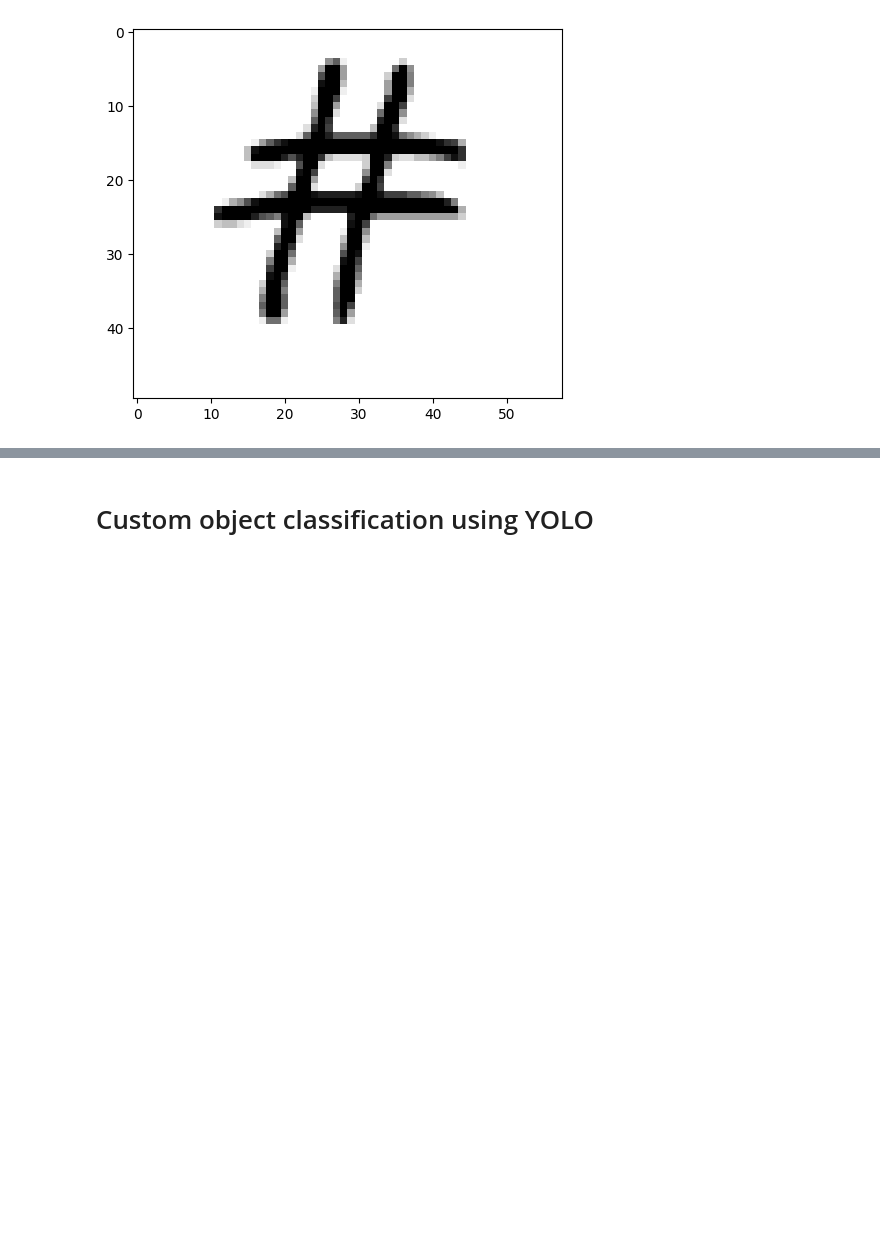
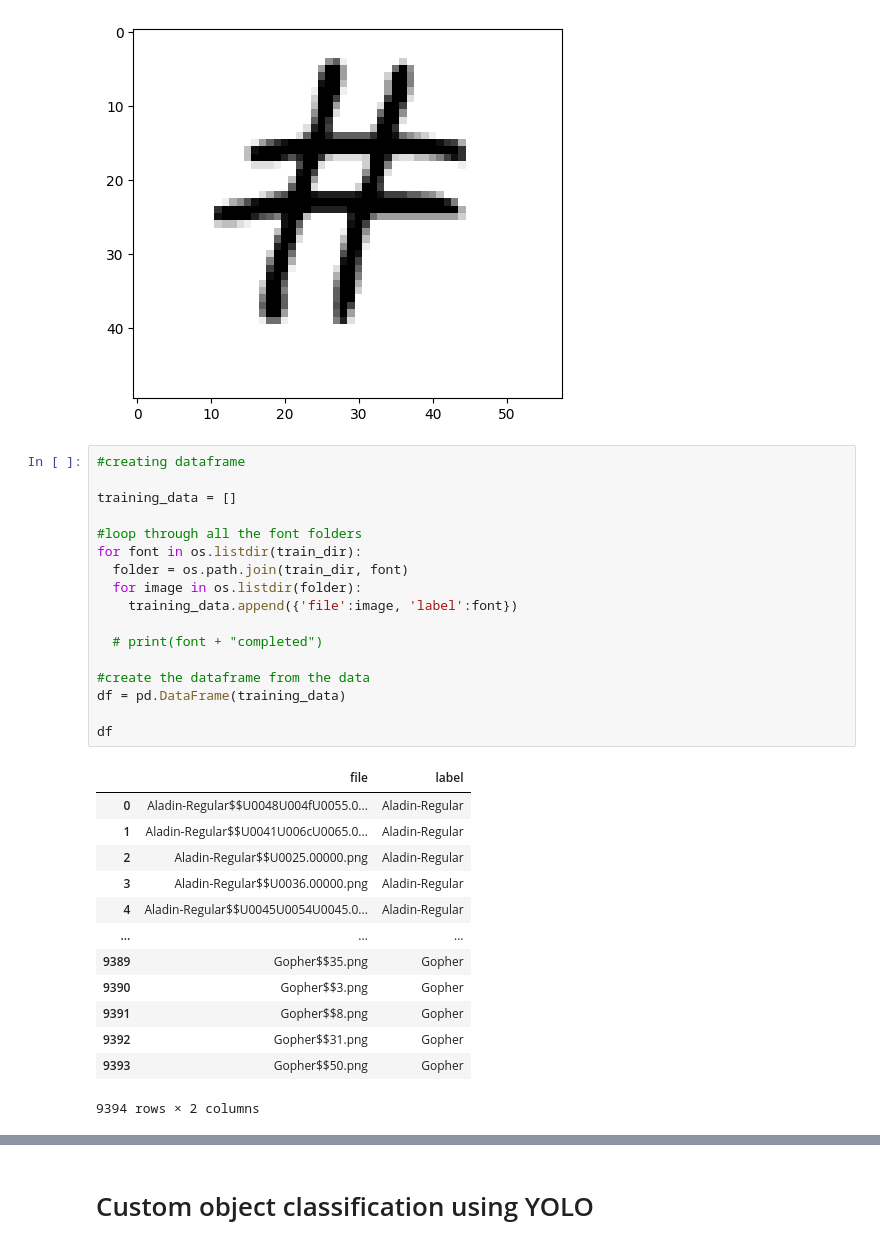
Before and after one commit to yuukionna022/ComputerVisionFontsExtended, a Jupyter notebook: ComputerVisionProject.ipynb, the cells around one changed output, grey strips where cells are left out. Saved outputs shown, nothing was run; the diff lists cells and outputs as text; blank space fills up the shorter version.

```diff
--- a/ComputerVisionProject.ipynb
+++ b/ComputerVisionProject.ipynb
@@ -162,3 +154,34 @@ for idx, image in enumerate(os.listdir(os.path.join(image_dir, "train", "Swankya
 [figure]
 [figure]
 [figure]
+# %%
+#creating dataframe
+
+training_data = []
+
+#loop through all the font folders
+for font in os.listdir(train_dir):
+  folder = os.path.join(train_dir, font)
+  for image in os.listdir(folder):
+    training_data.append({'file':image, 'label':font})
+
+  # print(font + "completed")
+
+#create the dataframe from the data
+df = pd.DataFrame(training_data)
+
+df
+# %% [output]
+|  | file | label |
+| 0 | Aladin-Regular$$U0048U004fU0055.0... | Aladin-Regular |
+| 1 | Aladin-Regular$$U0041U006cU0065.0... | Aladin-Regular |
+| 2 | Aladin-Regular$$U0025.00000.png | Aladin-Regular |
+| 3 | Aladin-Regular$$U0036.00000.png | Aladin-Regular |
+| 4 | Aladin-Regular$$U0045U0054U0045.0... | Aladin-Regular |
+| ... | ... | ... |
+| 9389 | Gopher$$35.png | Gopher |
+| 9390 | Gopher$$3.png | Gopher |
+| 9391 | Gopher$$8.png | Gopher |
+| 9392 | Gopher$$31.png | Gopher |
+| 9393 | Gopher$$50.png | Gopher |
+9394 rows × 2 columns
```
Also changed, not shown: parts of 3 cells of this notebook.
